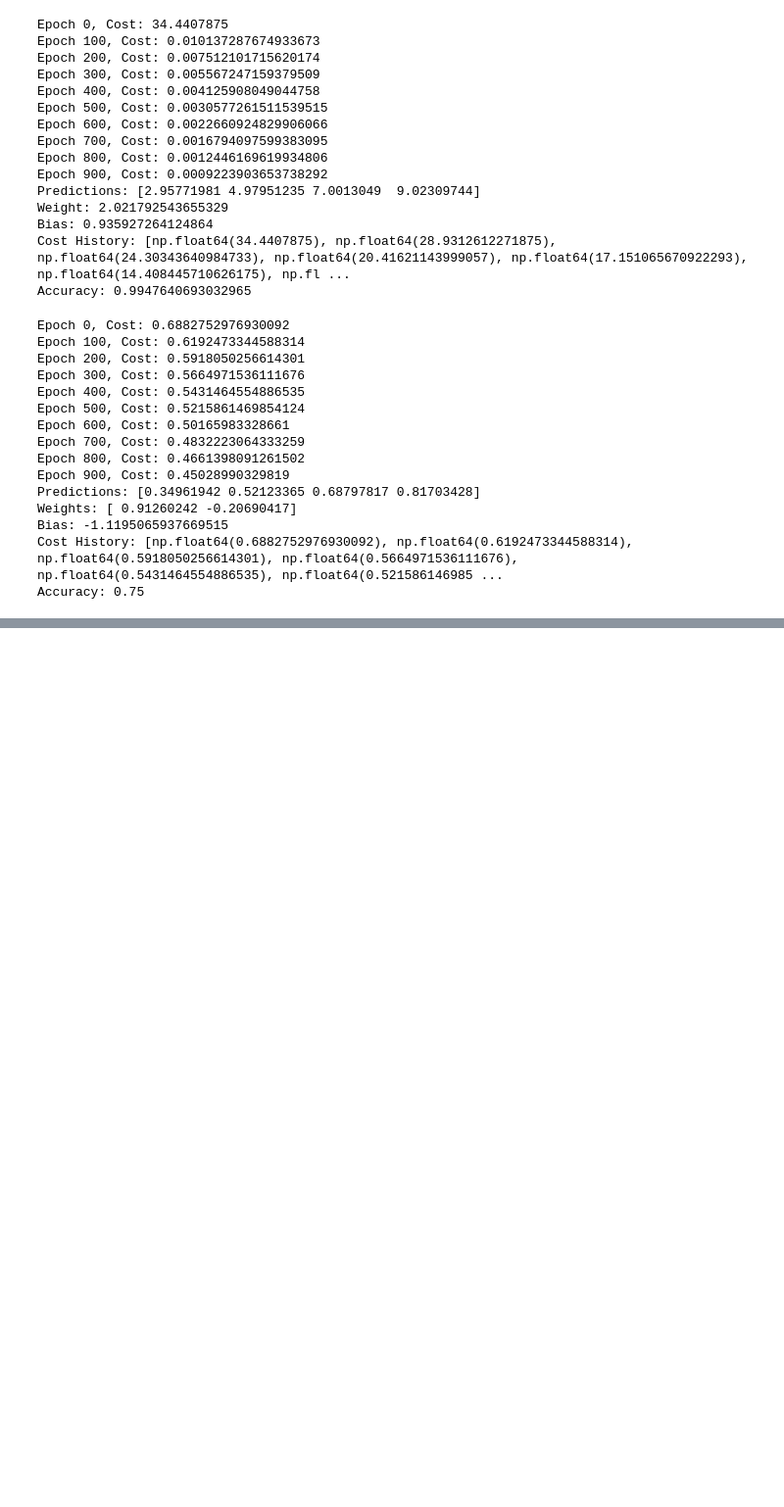
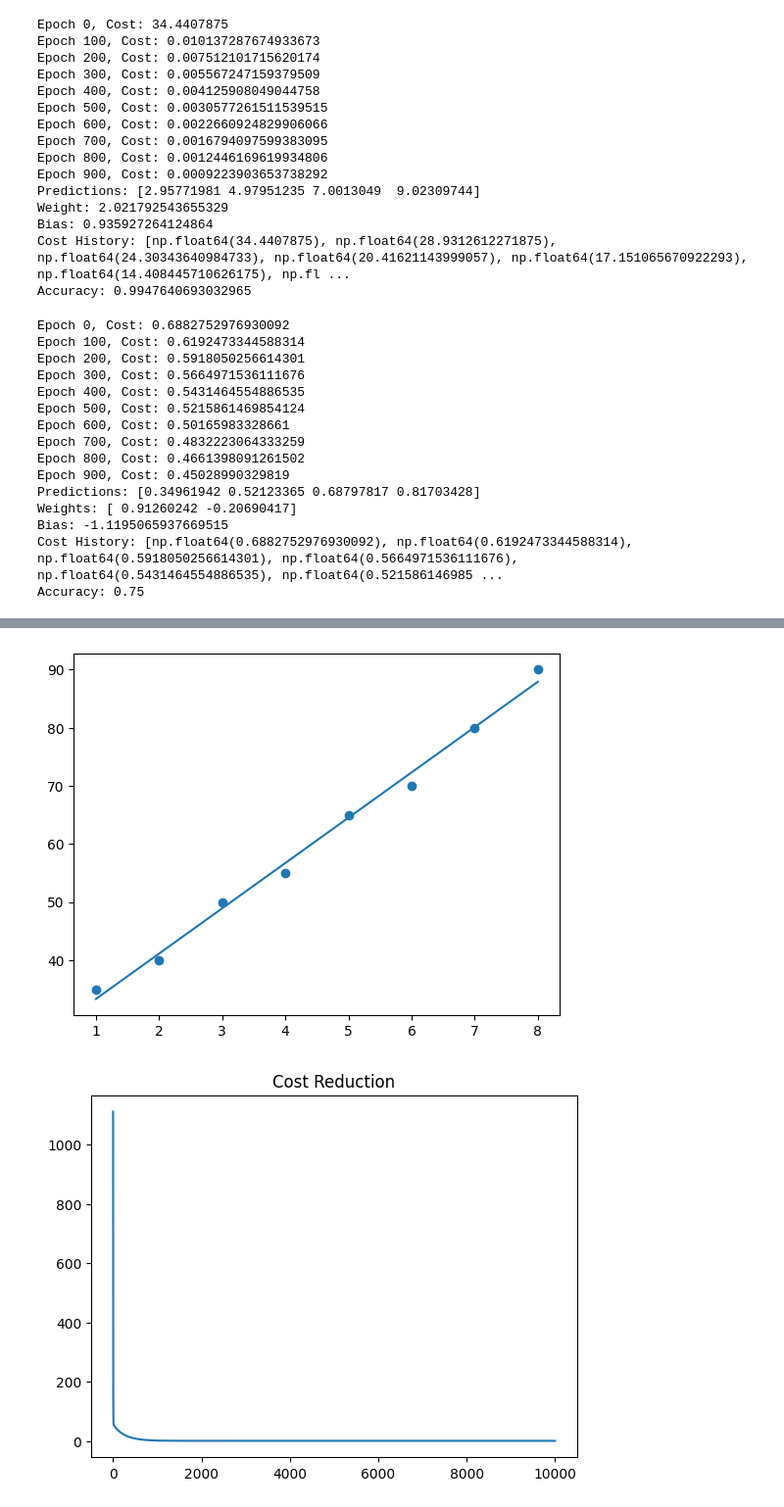
Before and after one commit to mynkaiml/Machine-learning-journey, a Jupyter notebook: Supervised Learning/Test.ipynb, the cells around one changed output, grey strips where cells are left out. Shown at 98% size. Saved outputs shown, nothing was run; the diff lists cells and outputs as text; code cells hidden in the pictures; blank space fills up the shorter version.

```diff
--- a/Supervised Learning/Test.ipynb
+++ b/Supervised Learning/Test.ipynb
@@ -194,3 +194,76 @@ Weights: [ 0.91260242 -0.20690417]
 Bias: -1.1195065937669515
 Cost History: [np.float64(0.6882752976930092), np.float64(0.6192473344588314), np.float64(0.5918050256614301), np.float64(0.5664971536111676), np.float64(0.5431464554886535), np.float64(0.521586146985 ...
 Accuracy: 0.75
+# %%
+import numpy as np
+import matplotlib.pyplot as plt
+
+class apna_regression:
+
+    def __init__(self):
+        self.w = 0
+        self.b = 0
+
+    def predict(self,X):
+        return self.w * X + self.b
+
+    def compute_cost(self,X,y):
+        m = len(X)
+        predictions = self.predict(X)
+
+        cost = (1/(2*m)) * np.sum((predictions - y) **2)
+
+        return cost
+
+    def fit(self, X,y,epochs = 10000, lr = 0.01):
+        m = len(X)
+
+        cost_history = []
+
+        for epoch in range(epochs):
+
+            predictions = self.predict(X)
+
+            dw = (1/m) * np.sum((predictions - y)*X)
+            db = (1/m) * np.sum(predictions - y)
+
+            self.w -= lr * dw
+            self.b -= lr * db
+
+            cost = self.compute_cost(X,y)
+            cost_history.append(cost)
+
+            if epoch % 100 == 0:
+                print(f"Epoch {epoch}, Cost: {cost:.4f}")
+        return cost_history
+
+
+
+
+
+X = np.array([1, 2, 3, 4, 5, 6, 7, 8])
+y = np.array([35, 40, 50, 55, 65, 70, 80, 90])
+
+model = apna_regression()
+
+costs = model.fit(X, y)
+
+print("Weight:", model.w)
+print("Bias:", model.b)
+
+prediction = model.predict(13)
+
+print("Prediction:", prediction)
+
+plt.scatter(X, y)
+
+plt.plot(X, model.predict(X))
+
+plt.show()
+
+plt.plot(costs)
+
+plt.title("Cost Reduction")
+
+plt.show()
+# %% [output]
@@ -196,0 +287,2 @@ Accuracy: 0.75
+[figure, added]
+[figure, added]
```
Also changed, not shown: parts of 1 cell of this notebook.
